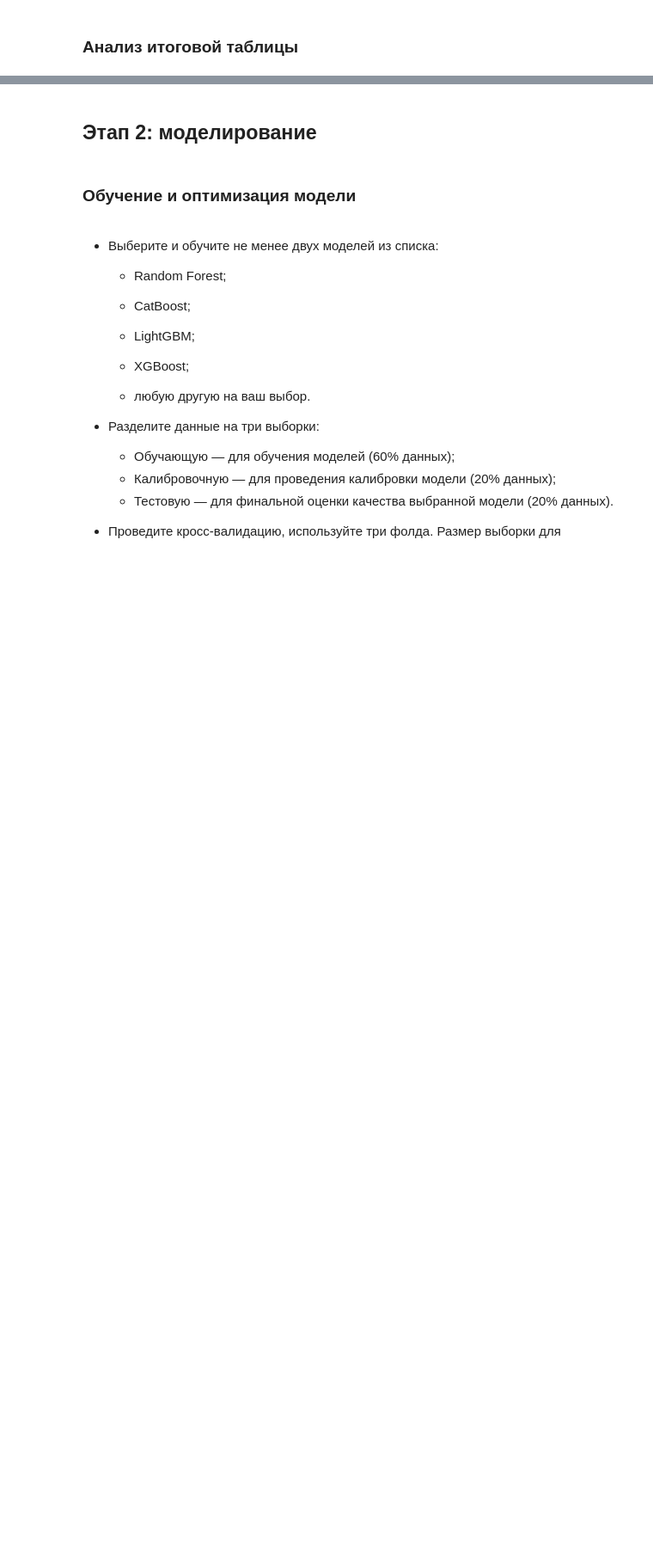
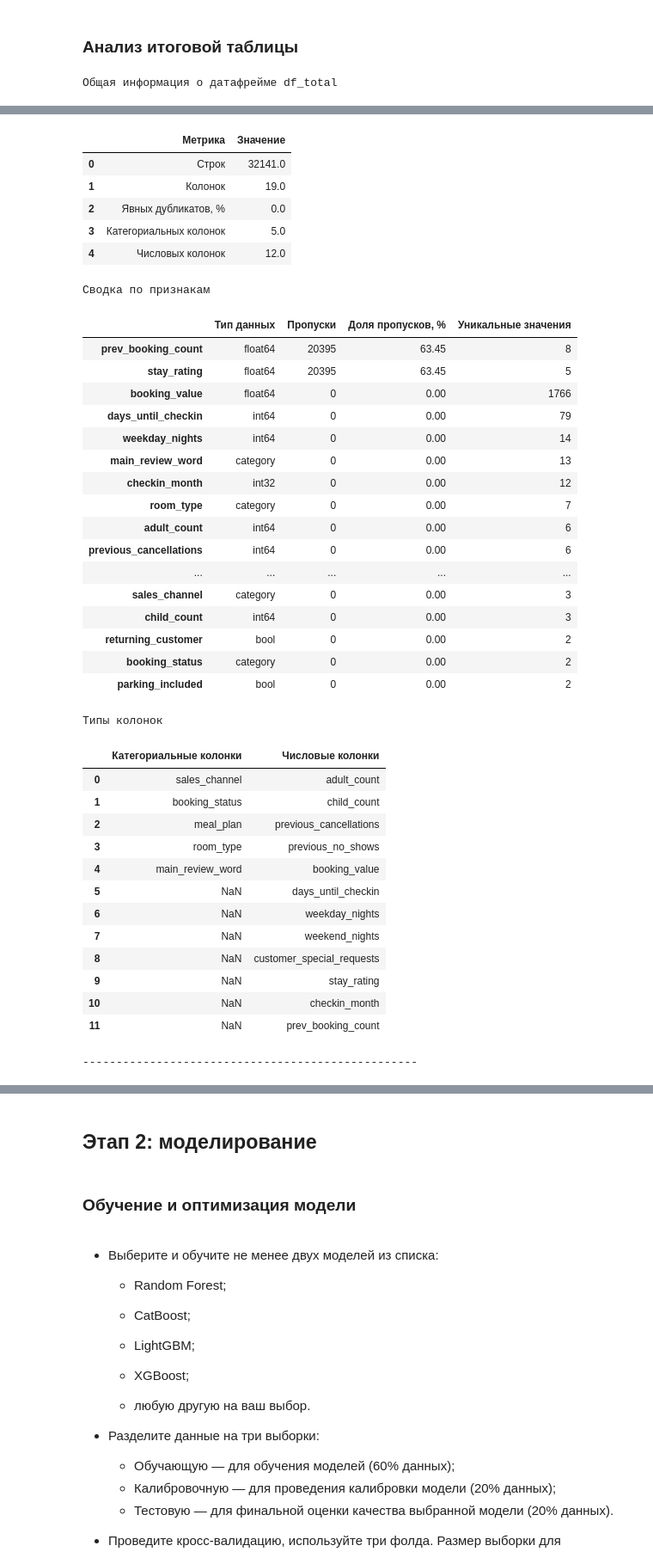
Before and after one commit to Plakhotniuk/practicum_ds, a Jupyter notebook: ml/grad_boosting/projects/hotel_booking_cancellation.ipynb, the cells around one changed output, grey strips where cells are left out. Shown at 86% size. Drawn from its saved outputs; the diff is of its cells as text; code cells hidden in the pictures; blank space fills up the shorter version.

```diff
--- a/ml/grad_boosting/projects/hotel_booking_cancellation.ipynb
+++ b/ml/grad_boosting/projects/hotel_booking_cancellation.ipynb
@@ -479,0 +758,5 @@ for name in cat_cols_feat:
+# %%
+dupl_part = df_total.duplicated().sum() / len(df_total) * 100
+
+df_total = df_total.drop_duplicates()
+print('Потери при очистке дублей (%): ', dupl_part)
@@ -479,0 +765,2 @@ for name in cat_cols_feat:
+# %%
+cat_cols, num_cols = get_cat_num_cols(df_total)
@@ -479,0 +787,12 @@ for name in cat_cols_feat:
+# %%
+for col in cat_cols:
+	# приведение всех категориальных признаков к pd.categorical
+	df_total[col] = df_total[col].astype('category')
+# %%
+# приведение таргета к бинарному виду
+df_total["booking_status"] = (
+    df_total["booking_status"]
+    .map({"отказ_брони": 1, "нет_отказа": 0})
+    .astype("int8")
+)
+df_total["booking_status"].unique()
@@ -480,2 +821,6 @@ for name in cat_cols_feat:
 # %% [markdown]
 ### Анализ итоговой таблицы
+# %%
+get_base_df_info('df_total', df_total)
+# %% [output]
+Общая информация о датафрейме df_total
@@ -482 +833,40 @@ for name in cat_cols_feat:
+|  | Метрика | Значение |
+| 0 | Строк | 32141.0 |
+| 1 | Колонок | 19.0 |
+| 2 | Явных дубликатов, % | 0.0 |
+| 3 | Категориальных колонок | 5.0 |
+| 4 | Числовых колонок | 12.0 |
+Сводка по признакам
+|  | Тип данных | Пропуски | Доля пропусков, % | Уникальные значения |
+| prev_booking_count | float64 | 20395 | 63.45 | 8 |
+| stay_rating | float64 | 20395 | 63.45 | 5 |
+| booking_value | float64 | 0 | 0.00 | 1766 |
+| days_until_checkin | int64 | 0 | 0.00 | 79 |
+| weekday_nights | int64 | 0 | 0.00 | 14 |
+| main_review_word | category | 0 | 0.00 | 13 |
+| checkin_month | int32 | 0 | 0.00 | 12 |
+| room_type | category | 0 | 0.00 | 7 |
+| adult_count | int64 | 0 | 0.00 | 6 |
+| previous_cancellations | int64 | 0 | 0.00 | 6 |
+| ... | ... | ... | ... | ... |
+| sales_channel | category | 0 | 0.00 | 3 |
+| child_count | int64 | 0 | 0.00 | 3 |
+| returning_customer | bool | 0 | 0.00 | 2 |
+| booking_status | category | 0 | 0.00 | 2 |
+| parking_included | bool | 0 | 0.00 | 2 |
+Типы колонок
+|  | Категориальные колонки | Числовые колонки |
+| 0 | sales_channel | adult_count |
+| 1 | booking_status | child_count |
+| 2 | meal_plan | previous_cancellations |
+| 3 | room_type | previous_no_shows |
+| 4 | main_review_word | booking_value |
+| 5 | NaN | days_until_checkin |
+| 6 | NaN | weekday_nights |
+| 7 | NaN | weekend_nights |
+| 8 | NaN | customer_special_requests |
+| 9 | NaN | stay_rating |
+| 10 | NaN | checkin_month |
+| 11 | NaN | prev_booking_count |
+--------------------------------------------------
 # %% [markdown]
```
Also changed, not shown: parts of 76 cells of this notebook, 5 other files.
